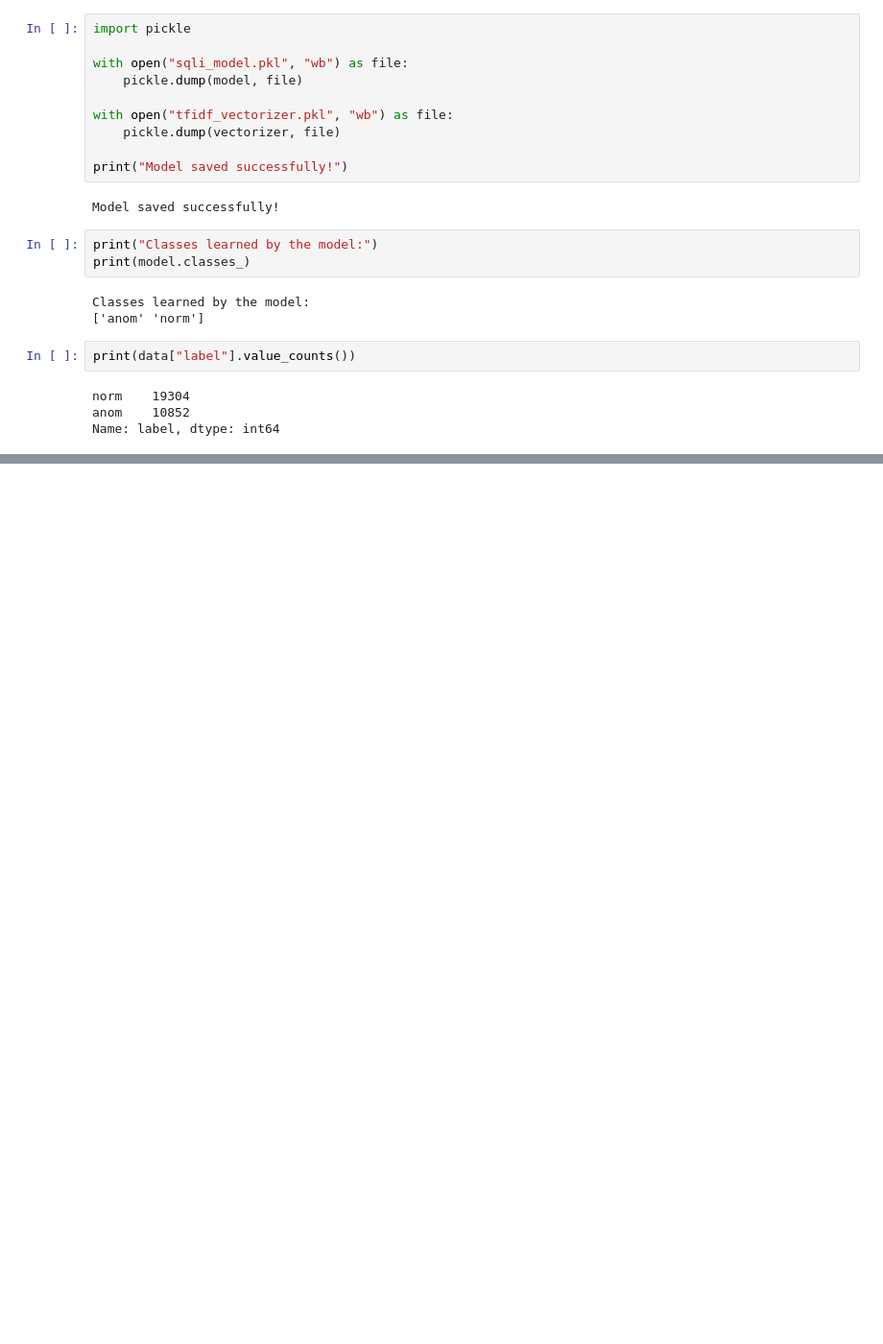
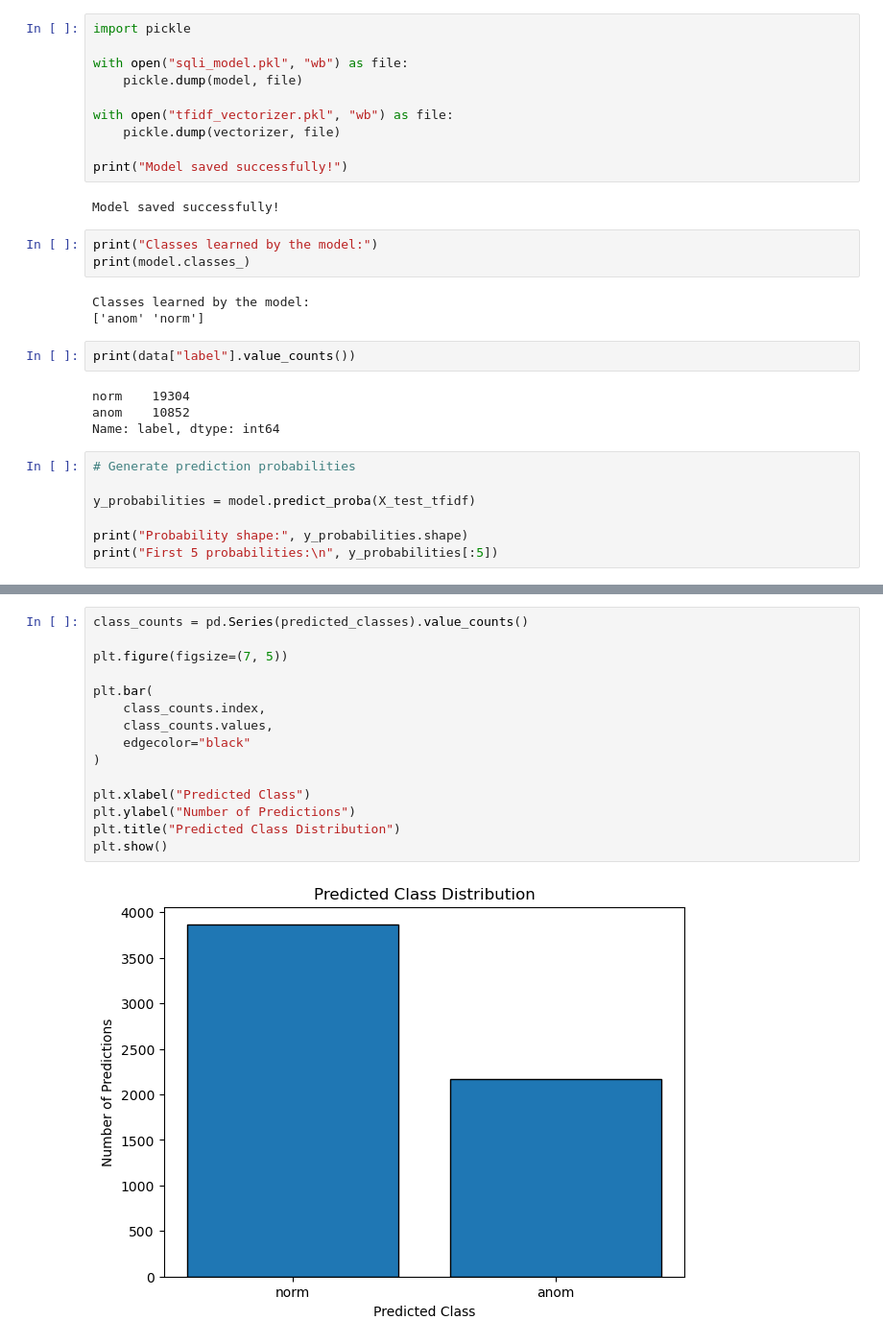
Before and after one commit to koustav-B/SQL-Injection-in-TCP-IP, a Jupyter notebook: sqli_project.ipynb, the cells around one changed output, grey strips where cells are left out. Shown at 96% size. Saved outputs shown, nothing was run; the diff lists cells and outputs as text; blank space fills up the shorter version.

```diff
--- a/sqli_project.ipynb
+++ b/sqli_project.ipynb
@@ -223,3 +223,10 @@ print(data["label"].value_counts())
 norm    19304
 anom    10852
 Name: label, dtype: int64
+# %%
+# Generate prediction probabilities
+
+y_probabilities = model.predict_proba(X_test_tfidf)
+
+print("Probability shape:", y_probabilities.shape)
+print("First 5 probabilities:\n", y_probabilities[:5])
@@ -225,0 +424,17 @@ Name: label, dtype: int64
+# %%
+class_counts = pd.Series(predicted_classes).value_counts()
+
+plt.figure(figsize=(7, 5))
+
+plt.bar(
+    class_counts.index,
+    class_counts.values,
+    edgecolor="black"
+)
+
+plt.xlabel("Predicted Class")
+plt.ylabel("Number of Predictions")
+plt.title("Predicted Class Distribution")
+plt.show()
+# %% [output]
+[figure, added]
```
Also changed, not shown: parts of 12 cells of this notebook, 11 other files.
